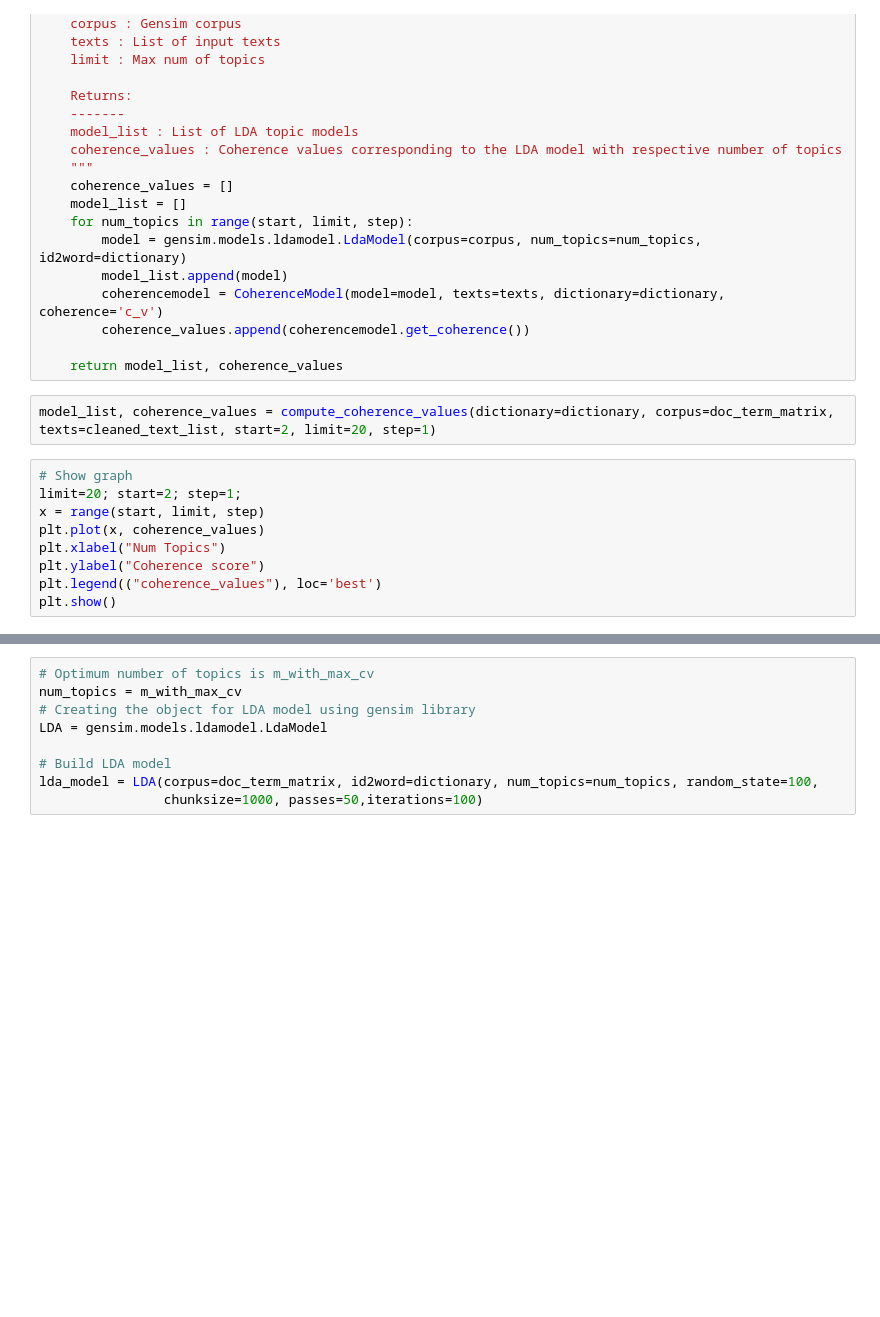
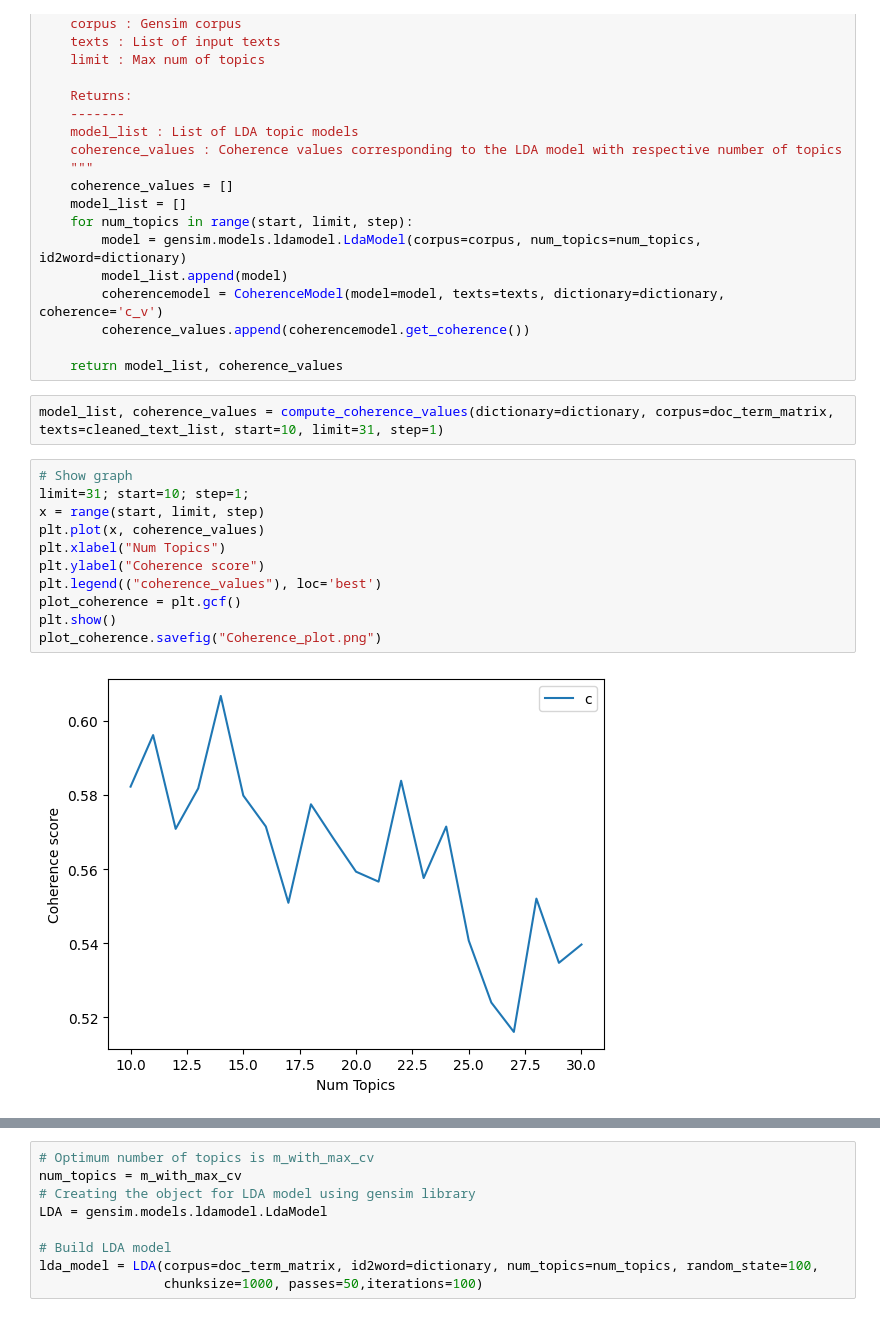
Before and after one commit to AishwaryaNambissan/Code, a Jupyter notebook: LDA_FinalDataset.ipynb, the cells around one changed output, grey strips where cells are left out. Drawn from its saved outputs; the diff is of its cells as text; blank space fills up the shorter version.

```diff
--- a/LDA_FinalDataset.ipynb
+++ b/LDA_FinalDataset.ipynb
@@ -224,16 +235,20 @@ def compute_coherence_values(dictionary, corpus, texts, limit, start=2, step=3):
 
     return model_list, coherence_values
 # %%
-model_list, coherence_values = compute_coherence_values(dictionary=dictionary, corpus=doc_term_matrix, texts=cleaned_text_list, start=2, limit=20, step=1)
+model_list, coherence_values = compute_coherence_values(dictionary=dictionary, corpus=doc_term_matrix, texts=cleaned_text_list, start=10, limit=31, step=1)
 # %%
 # Show graph
-limit=20; start=2; step=1;
+limit=31; start=10; step=1;
 x = range(start, limit, step)
 plt.plot(x, coherence_values)
 plt.xlabel("Num Topics")
 plt.ylabel("Coherence score")
 plt.legend(("coherence_values"), loc='best')
+plot_coherence = plt.gcf()
 plt.show()
+plot_coherence.savefig("Coherence_plot.png")
+# %% [output]
+[figure, added]
 # %%
 max_cv = max(coherence_values)
 m_with_max_cv = None
```
Also changed, not shown: parts of 14 cells of this notebook.
